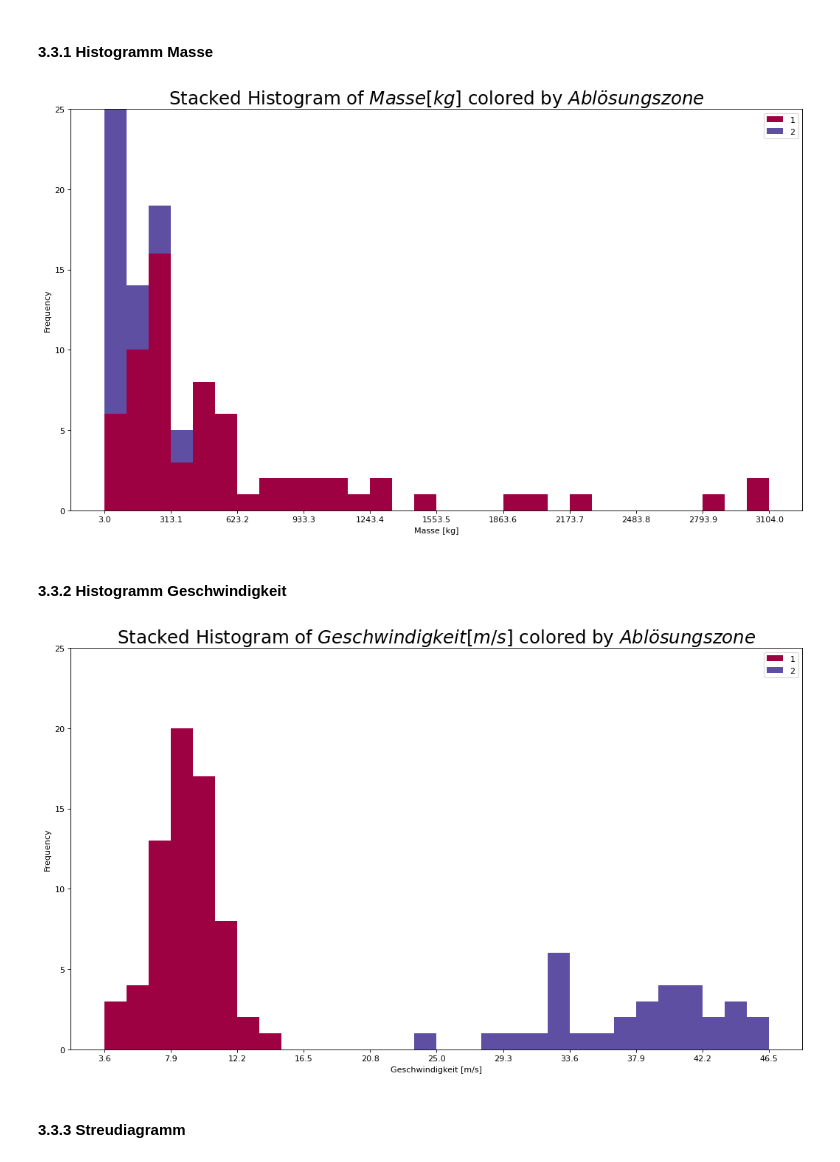
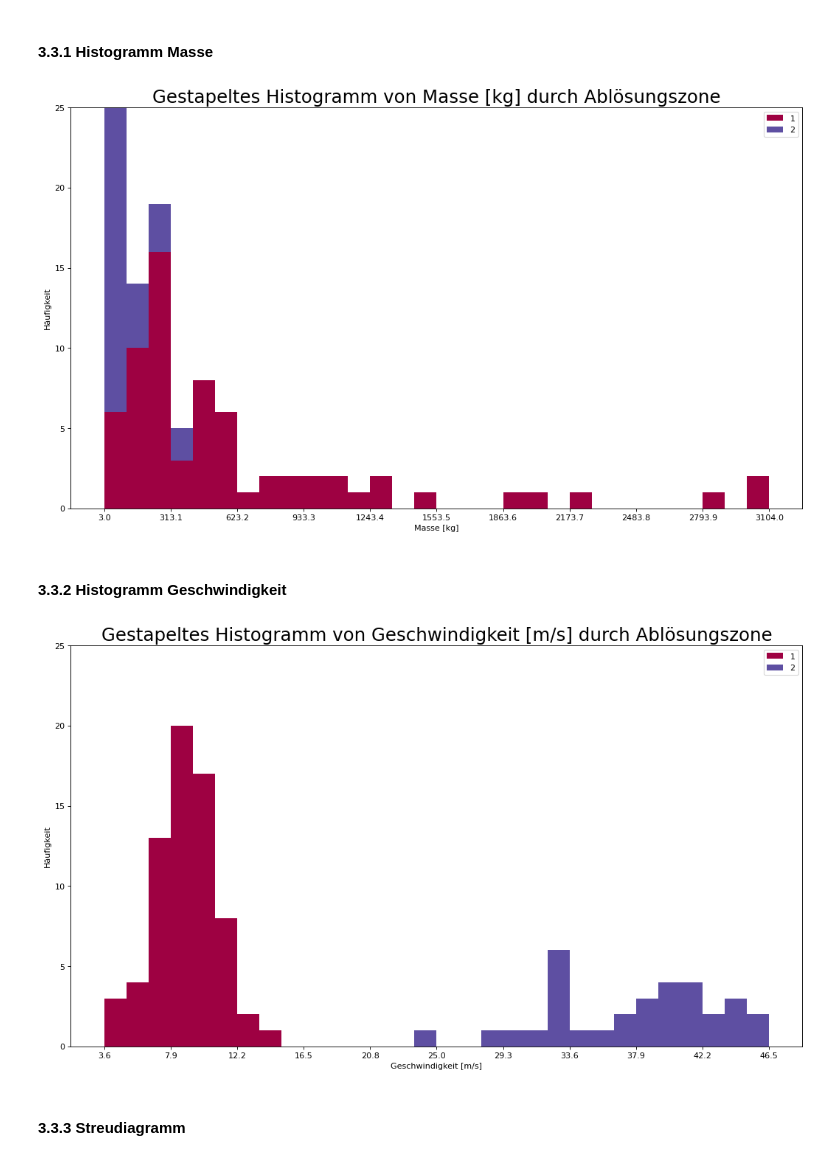
Before and after one commit to 7ben18/FHNW_Steinschlagrisiko, a Jupyter notebook: FHNW_Steinschlagrisiko.ipynb, the cells around one changed output. Cells and saved outputs as stored; diff of their text form; code cells hidden in the pictures.

```diff
--- a/FHNW_Steinschlagrisiko.ipynb
+++ b/FHNW_Steinschlagrisiko.ipynb
@@ -107,14 +110,12 @@ Da die Masse nicht 0 sein kann, setzen wir für diese Masse den Median aller Mas
 Hinweis: Der 0 Wert hatte keinen Einfluss auf den Median.
 # %%
 # Median berechnen
-m = np.median(df2["Masse [kg]"])
-
-list_mass_zone2 = []
+med = np.median(df2["Masse [kg]"])
 
 # 0-Wert mit Median ersetzen
 for i in range(len(df2["Masse [kg]"])):
     if df2["Masse [kg]"][i] <= 0:
-        df2["Masse [kg]"][i] = m
+        df2["Masse [kg]"][i] = med
 
 # Prüfung, dass der neue Wert übernommen wurde
 df2["Masse [kg]"][23]
@@ -190,35 +192,35 @@ df3 = pd.concat([df1, df2], ignore_index=True)
 # %% [markdown]
 #### 3.3.1 Histogramm Masse
 # %%
-def genGroupedHist(dataframe, x_var):
-    # Prepare data
+def gen_gruppiert_hist(dataframe, x_var):
+    # Daten vorbereiten, nach Zone gruppieren
     groupby_var = "Ablösungszone"
     df_agg = dataframe.loc[:, [x_var, groupby_var]].groupby(groupby_var)
     vals = [dataframe[x_var].values.tolist() for i, dataframe in df_agg]
 
-    # Draw
-    plt.figure(figsize=(16,9), dpi= 80)
+    # Zeichnen
+    plt.figure(figsize=(16,9), dpi=80)
     colors = [plt.cm.Spectral(i/float(len(vals)-1)) for i in range(len(vals))]
     n, bins, patches = plt.hist(vals, 30, stacked=True, density=False, color=colors[:len(vals)])
 
-    # Decoration
+    # Dekoration
     plt.legend({group:col for group, col in zip(np.unique(dataframe[groupby_var]).tolist(), colors[:len(vals)])})
-    plt.title(f"Stacked Histogram of ${x_var}$ colored by ${groupby_var}$", fontsize=22)
+    plt.title(f"Gestapeltes Histogramm von {x_var} durch {groupby_var}", fontsize=22)
     plt.xlabel(x_var)
-    plt.ylabel("Frequency")
+    plt.ylabel("Häufigkeit")
     plt.ylim(0, 25)
     plt.xticks(ticks=bins[::3], labels=[round(b,1) for b in bins[::3]])
     plt.show()
 # %%
-genGroupedHist(df3, "Masse [kg]")
+gen_gruppiert_hist(df3, "Masse [kg]")
 # %% [output]
-[figure, old version]
+[figure, new version]
 # %% [markdown]
 #### 3.3.2 Histogramm Geschwindigkeit
 # %%
-genGroupedHist(df3, "Geschwindigkeit [m/s]")
+gen_gruppiert_hist(df3, "Geschwindigkeit [m/s]")
 # %% [output]
-[figure, old version]
+[figure, new version]
 # %% [markdown]
 #### 3.3.3 Streudiagramm
 # %%
```
Also changed, not shown: parts of 53 cells of this notebook.
